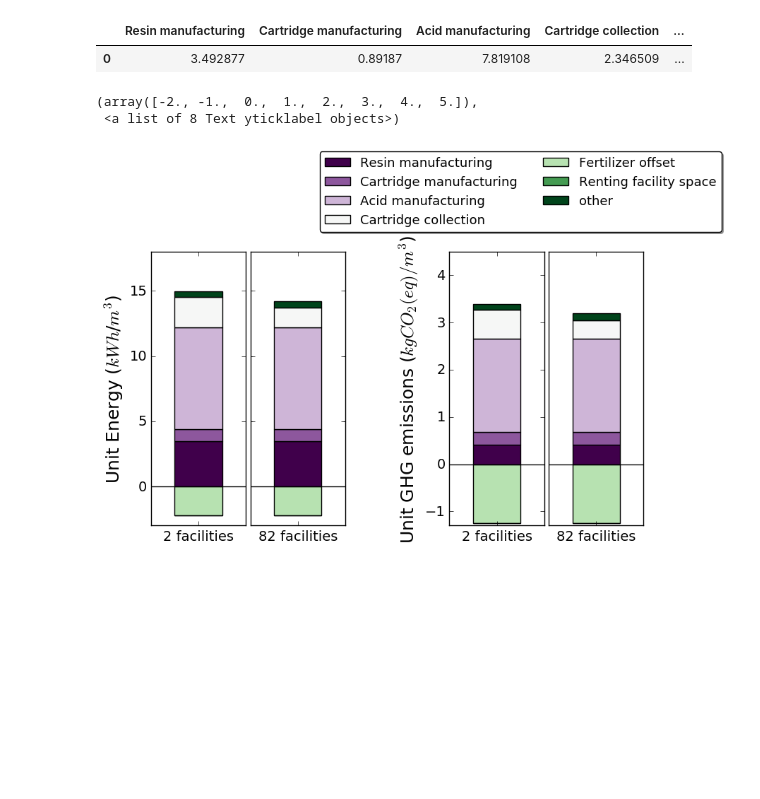
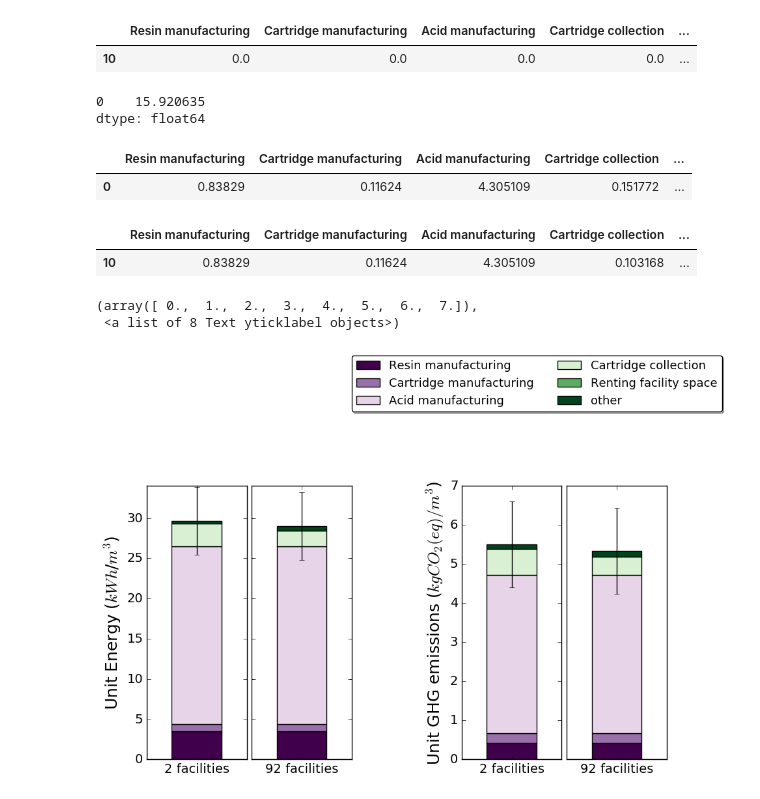
Before and after one commit to okavvada/Urine-Project, a Jupyter notebook: Plot_LCA_model.ipynb, the cells around one changed output. Cells and saved outputs as stored; diff of their text form; code cells hidden in the pictures; blank space fills up the shorter version.

Commit message:
transportation

```diff
--- a/Plot_LCA_model.ipynb
+++ b/Plot_LCA_model.ipynb
@@ -97,11 +153,14 @@ Result_COST_m3_plot['other'] = (Result_COST_m3_plot['Material transport'] + Resu
                                Result_COST_m3_plot['Trucks manufacturing']+Result_COST_m3_plot['Fertilizer transport'])
 
 Result_Energy_m3_plot = Result_Energy_m3_plot.drop(['Unnamed: 0','Material transport', 'Tank manufacturing',
-                                                   'Pump manufacturing','Bottling', 'Pump operation', 'Fertilizer transport','Trucks manufacturing'] , 1)
+                                                   'Pump manufacturing','Bottling', 'Pump operation', 'Fertilizer transport',
+                                                    'Trucks manufacturing', 'Fertilizer offset'] , 1)
 Result_GHG_m3_plot = Result_GHG_m3_plot.drop(['Unnamed: 0','Material transport', 'Tank manufacturing',
-                                                   'Pump manufacturing','Bottling', 'Pump operation', 'Fertilizer transport','Trucks manufacturing'] , 1)
+                                                   'Pump manufacturing','Bottling', 'Pump operation', 'Fertilizer transport',
+                                              'Trucks manufacturing', 'Fertilizer offset'] , 1)
 Result_COST_m3_plot = Result_COST_m3_plot.drop(['Unnamed: 0','Material transport', 'Tank manufacturing',
-                                                   'Pump manufacturing', 'Bottling', 'Pump operation','Fertilizer transport', 'Trucks manufacturing'] , 1)
+                                                   'Pump manufacturing', 'Bottling', 'Pump operation','Fertilizer transport',
+                                                'Trucks manufacturing', 'Fertilizer offset'] , 1)
 # %%
 Result_Energy_m3_plot['Renting facility space'] = 0
 Result_GHG_m3_plot['Renting facility space'] = 0
@@ -118,9 +177,9 @@ Result_GHG_m3_plot = Result_GHG_m3_plot.drop(['other'] , 1)
 Result_Energy_m3_plot_low = (Result_Energy_m3_plot[0:1])
 Result_GHG_m3_plot_low = Result_GHG_m3_plot[0:1]
 Result_COST_m3_plot_low = Result_COST_m3_plot[0:1]
-Result_Energy_m3_plot_high = (Result_Energy_m3_plot[-2:-1])
-Result_GHG_m3_plot_high = Result_GHG_m3_plot[-2:-1]
-Result_COST_m3_plot_high = Result_COST_m3_plot[-2:-1]
+Result_Energy_m3_plot_high = (Result_Energy_m3_plot[-1:])
+Result_GHG_m3_plot_high = Result_GHG_m3_plot[-1:]
+Result_COST_m3_plot_high = Result_COST_m3_plot[-1:]
 # %%
 energy_errors_1 = Result_Energy_m3_plot_low.copy().drop('number_facilities',1)
 energy_errors_2 = Result_Energy_m3_plot_high.copy().drop('number_facilities',1)
@@ -128,58 +187,71 @@ ghg_errors_2 = Result_GHG_m3_plot_high.copy().drop('number_facilities',1)
 ghg_errors_1 = Result_GHG_m3_plot_low.copy().drop('number_facilities',1)
 cost_errors_1 = Result_COST_m3_plot_low.copy().drop('number_facilities',1)
 cost_errors_2 = Result_COST_m3_plot_high.copy().drop('number_facilities',1)
-# %%
-energy_errors_1
-# %% [output]
-|  | Resin manufacturing | Cartridge manufacturing | Acid manufacturing | Cartridge collection | ... |
-| 0 | 3.492877 | 0.89187 | 7.819108 | 2.346509 | ... |
 # %%
 energy_errors_1[energy_errors_1!=0] = 0
-energy_errors_1.other = 2.5
+energy_errors_1.set_value(energy_errors_1.index[0], 'other ', 4.2)
 energy_errors_2[energy_errors_2!=0] = 0
-energy_errors_2.other = 2.5
+energy_errors_2.set_value(energy_errors_2.index[0], 'other ', 4.2)
 ghg_errors_1[ghg_errors_1!=0] = 0
-ghg_errors_1.other = 0.7
+ghg_errors_1.set_value(ghg_errors_1.index[0], 'other ', 1.1)
 ghg_errors_2[ghg_errors_2!=0] = 0
-ghg_errors_2.other = 0.7
+ghg_errors_2.set_value(ghg_errors_2.index[0], 'other ',1.1)
 cost_errors_1[cost_errors_1!=0] = 0
-cost_errors_1.other = 3.6
+cost_errors_1.set_value(cost_errors_1.index[0], 'other ', 3.7)
 cost_errors_2[cost_errors_2!=0] = 0
-cost_errors_2.other = 3.6
+cost_errors_2.set_value(cost_errors_2.index[0], 'other ', 3.7)
+# %% [output]
+|  | Resin manufacturing | Cartridge manufacturing | Acid manufacturing | Cartridge collection | ... |
+| 10 | 0.0 | 0.0 | 0.0 | 0.0 | ... |
+# %%
+Result_COST_m3_plot_low.sum(axis=1)
+# %% [output]
+0    15.920635
+dtype: float64
+# %%
+Result_COST_m3_plot_low
+# %% [output]
+|  | Resin manufacturing | Cartridge manufacturing | Acid manufacturing | Cartridge collection | ... |
+| 0 | 0.83829 | 0.11624 | 4.305109 | 0.151772 | ... |
+# %%
+Result_COST_m3_plot_high
+# %% [output]
+|  | Resin manufacturing | Cartridge manufacturing | Acid manufacturing | Cartridge collection | ... |
+| 10 | 0.83829 | 0.11624 | 4.305109 | 0.103168 | ... |
 # %%
 fig = plt.figure(figsize=(9, 5))
 ax = fig.add_subplot(1,5, 1)
 a=Result_Energy_m3_plot_low.plot(kind='bar', stacked = True, ax=ax, legend=False,colormap='PRGn', yerr=energy_errors_1)
 a.set_xticklabels(Result_Energy_m3_plot_low['number_facilities'],fontsize = 14, rotation = 0)
 plt.axhline(y=0, linewidth=1, color = 'k')
 plt.yticks(fontsize=14)
-plt.ylim(-3, 18)
+plt.ylim(0, 34)
 plt.ylabel('Unit Energy ($kWh$/$m^3$)',fontsize=18)
 ax = fig.add_subplot(1,5, 2)
 c=Result_Energy_m3_plot_high.plot(kind='bar', stacked = True, ax=ax, sharey=True, legend=False,colormap='PRGn', yerr=energy_errors_2)
 c.set_xticklabels(Result_Energy_m3_plot_high['number_facilities'],fontsize = 14, rotation = 0)
-plt.ylim(-3, 18)
+plt.ylim(0, 34)
 plt.axhline(y=0, linewidth=1, color = 'k')
 plt.yticks(fontsize=14)
 ax = fig.add_subplot(1,5, 4)
 b=Result_GHG_m3_plot_low.plot(kind='bar', stacked = True, ax=ax, legend=False,colormap='PRGn', yerr=ghg_errors_1)
 b.set_xticklabels(Result_GHG_m3_plot_low['number_facilities'],fontsize = 14, rotation = 0)
 plt.yticks(fontsize=14)
-plt.ylim(-1.3, 4.5)
+plt.ylim(0, 7)
 plt.axhline(y=0, linewidth=1, color = 'k')
 plt.ylabel('Unit GHG emissions ($kgCO_2(eq)/m^3$)',fontsize=18)
-a.legend(loc='lower center', bbox_to_anchor=(3.9, 1.05),ncol=2, fancybox=True, shadow=True,fontsize=13)
+a.legend(loc='lower center', bbox_to_anchor=(3.9, 1.25),ncol=2, fancybox=True, shadow=True,fontsize=13)
 ax = fig.add_subplot(1,5, 5)
 d=Result_GHG_m3_plot_high.plot(kind='bar', stacked = True, ax=ax, legend=False,colormap='PRGn', yerr=ghg_errors_2)
 d.set_xticklabels(Result_GHG_m3_plot_high['number_facilities'], fontsize = 14, rotation = 0)
 d.get_yaxis().set_visible(False)
 plt.axhline(y=0, linewidth=1, color = 'k')
-plt.ylim(-1.3, 4.5)
-#fig.tight_layout()
+plt.ylim(0, 7)
+fig.tight_layout()
 plt.ylabel('Unit GHG emissions ($kgCO_2(eq)/m^3$)',fontsize=18)
 plt.subplots_adjust(left=None, bottom=None, right=None, top=None, wspace=0.05, hspace=None)
 plt.yticks(fontsize=14)
 # %% [output]
-(array([-2., -1.,  0.,  1.,  2.,  3.,  4.,  5.]),
+(array([ 0.,  1.,  2.,  3.,  4.,  5.,  6.,  7.]),
  <a list of 8 Text yticklabel objects>)
-[figure, old version]
+[figure, new version]
```
Also changed, not shown: parts of 19 cells of this notebook, 7 other files.
